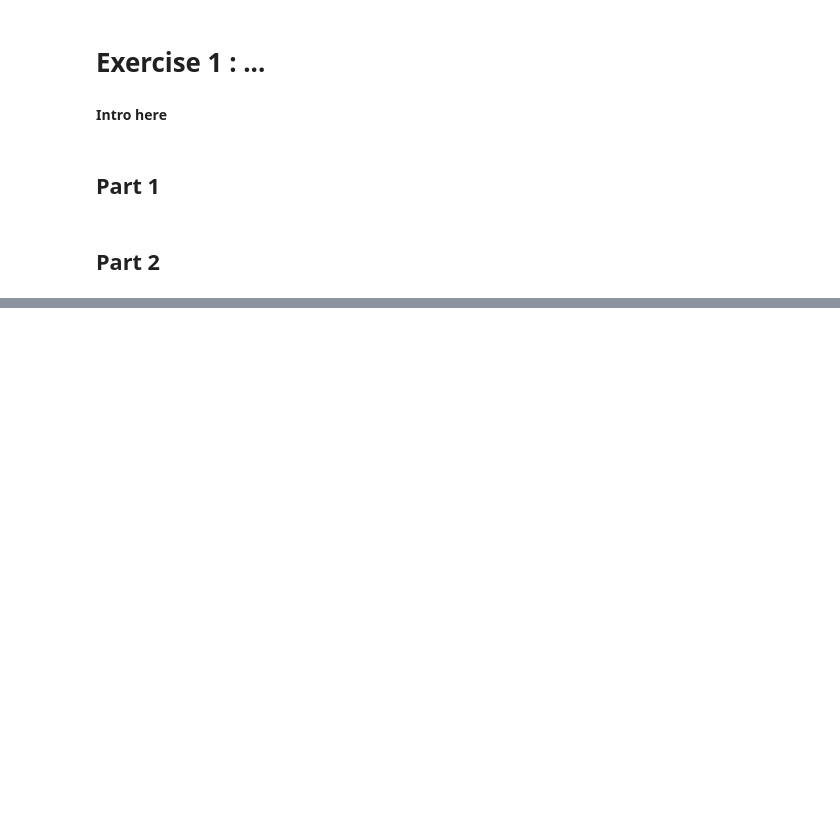
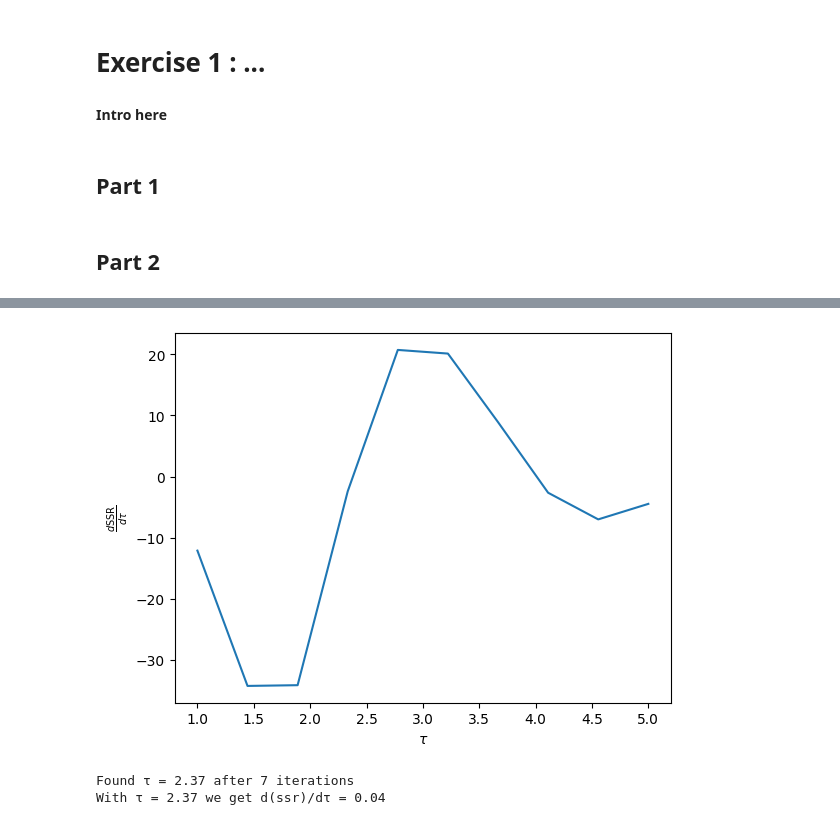
Before and after one commit to simengaasland/MOD510-Projects, a Jupyter notebook: Project 3/Project3_Report.ipynb, the cells around one changed output, grey strips where cells are left out. Cells and saved outputs as stored; diff of their text form; code cells hidden in the pictures; blank space fills up the shorter version.

```diff
--- a/Project 3/Project3_Report.ipynb
+++ b/Project 3/Project3_Report.ipynb
@@ -208,0 +345,41 @@ With numba is 341.00369680624954 times faster
+# %%
+def cd_n(r, t, n, tau, inj_pro = rect_1s):
+    c_in = inj_pro(t)
+    rp = np.zeros(n)
+
+    for i in range(n):
+        if i == 0:
+            rp[0] =  (n/tau) * (c_in- r[i])
+        else:
+            rp[i] =  (n/tau) * (r[i - 1] - r[i])
+    return rp
+# %%
+n_tanks = 50
+r0 = np.zeros(n_tanks)
+
+data = pd.read_csv('Data/Healthy_rect_1s.csv')
+t_data = data['Time'].to_numpy()
+c_data = data['Concentration'].to_numpy()
+
+def ssr(tau):
+    solver = ODESolver(f=cd_n, t0=0, tf=5, h=1e-2, r0=r0,
+                   method='rk4', adaptive=False, args=(n_tanks, tau))
+    t_model, c_model = solver.solve()
+    c_out = np.interp(t_data, t_model, c_model[:, -1])
+    return np.sum((c_data - c_out) ** 2)
+
+def d_ssr(tau, delta_tau = 1e-3):
+    return (ssr(tau + delta_tau) - ssr(tau)) / (2*delta_tau)
+# %%
+tau_values = np.linspace(1 , 5,10)
+d_ssr_values = []
+
+for tau in tau_values:
+    d_ssr_values.append(d_ssr(tau))
+
+plt.plot(tau_values, d_ssr_values)
+plt.xlabel(r'$\tau$')
+plt.ylabel(r'$\frac{d \text{SSR}}{d \tau}$')
+plt.show()
+# %% [output]
+[figure, added]
@@ -208,0 +410,7 @@ With numba is 341.00369680624954 times faster
+# %%
+tau, iter = secant_method(f = ssr, x0 = 1, x1 = 3, h = 1e-4, prec = 1e-8, max_iter = 100)
+print(f'Found τ = {tau:.2f} after {iter} iterations')
+print(f'With τ = {tau:.2f} we get d(ssr)/dτ = {d_ssr(tau):.2f}')
+# %% [output]
+Found τ = 2.37 after 7 iterations
+With τ = 2.37 we get d(ssr)/dτ = 0.04
```
Also changed, not shown: parts of 21 cells of this notebook.
